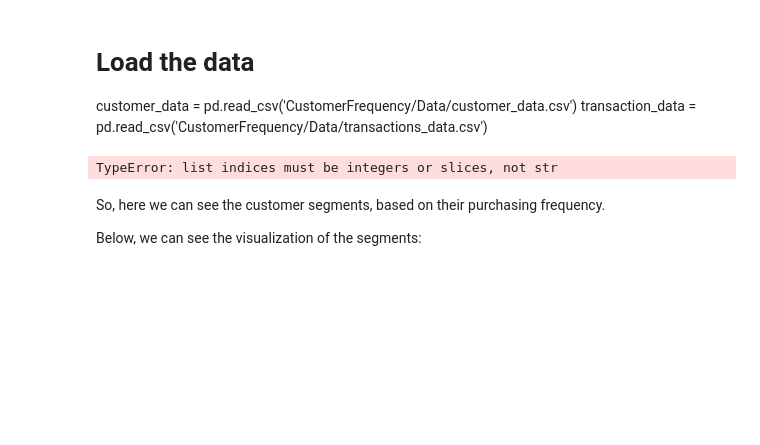
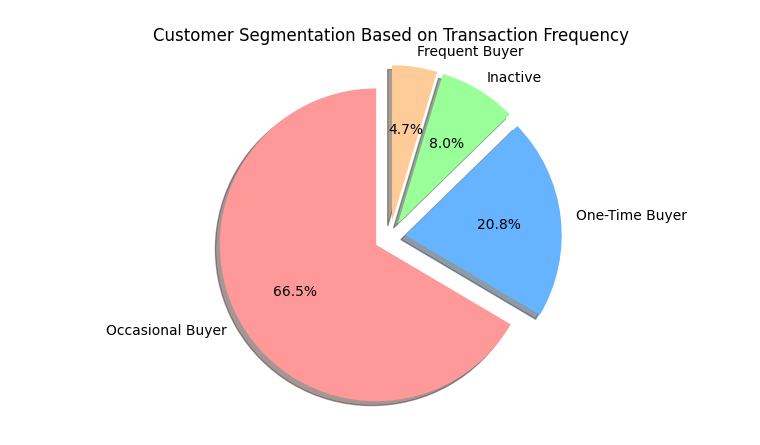
Before and after one commit to davitkhalatyan10/Marketing_Group_Project, a Jupyter notebook: example.ipynb, the cells around one changed output. Drawn from its saved outputs; the diff is of its cells as text; code cells hidden in the pictures; blank space fills up the shorter version.

```diff
--- a/example.ipynb
+++ b/example.ipynb
@@ -4,0 +1,11 @@ This notebook will demonstrate the application of Customer Segmentation and RFM
+# %%
+import pandas as pd
+
+# Load the customer data
+customer_data = pd.read_csv('Data/customer_data.csv')
+
+# Load the transaction data
+transaction_data = pd.read_csv('Data/transactions_data.csv')
+
+# Display the first few rows of each dataset to understand their structure
+customer_data.head(), transaction_data.head()
@@ -4,0 +86,18 @@ This notebook will demonstrate the application of Customer Segmentation and RFM
+# %%
+# Define customer segments based on transaction count
+def categorize_customer(x):
+    if x > 5:
+        return 'Frequent Buyer'
+    elif x >= 2 and x <= 5:
+        return 'Occasional Buyer'
+    elif x == 1:
+        return 'One-Time Buyer'
+    else:
+        return 'Inactive'
+
+# Apply the categorization function
+customer_transaction_data['customer_segment'] = customer_transaction_data['transaction_count'].apply(categorize_customer)
+
+# Display the distribution of customer segments
+customer_segment_distribution = customer_transaction_data['customer_segment'].value_counts()
+customer_segment_distribution, customer_transaction_data.head()
@@ -141,16 +137,0 @@ In this scenario, we will demonstrate how our module will segment customers base
-# %% [markdown]
-# Load the data
-customer_data = pd.read_csv('CustomerFrequency/Data/customer_data.csv')
-transaction_data = pd.read_csv('CustomerFrequency/Data/transactions_data.csv')
-# %%
-# Data Pre-processing
-
-transactions_data['date_of_payment'] = pd.to_datetime(transactions_data['date_of_payment'])
-
-transactions_per_customer = transactions_data['customer_id'].value_counts().reset_index()
-transactions_per_customer.columns = ['customer_id', 'transaction_count']
-
-customer_transaction_data = pd.merge(customer_data, transactions_per_customer, on='customer_id', how='left').fillna(0)
-customer_transaction_data.head()
-# %% [output]
-TypeError: list indices must be integers or slices, not str
@@ -175,4 +137,0 @@ customer_segment_distribution, customer_transaction_data.head()
-# %% [markdown]
-So, here we can see the customer segments, based on their purchasing frequency.
-
-Below, we can see the visualization of the segments:
@@ -180,0 +138,18 @@ visualize_customer_segments(customer_segment_distribution)
+# %%
+import matplotlib.pyplot as plt
+
+# Create a pie chart for visualizing customer segments
+labels = customer_segment_distribution.index
+sizes = customer_segment_distribution.values
+colors = ['#ff9999','#66b3ff','#99ff99','#ffcc99']
+explode = (0.1, 0.1, 0.1, 0.1)  # explode all slices for better visibility
+
+fig1, ax1 = plt.subplots()
+ax1.pie(sizes, explode=explode, labels=labels, autopct='%1.1f%%',
+        shadow=True, startangle=90, colors=colors)
+ax1.axis('equal')  # Equal aspect ratio ensures that pie is drawn as a circle.
+
+plt.title('Customer Segmentation Based on Transaction Frequency')
+plt.show()
+# %% [output]
+[figure, added]
```
Also changed, not shown: parts of 29 cells of this notebook, 2 other files.
